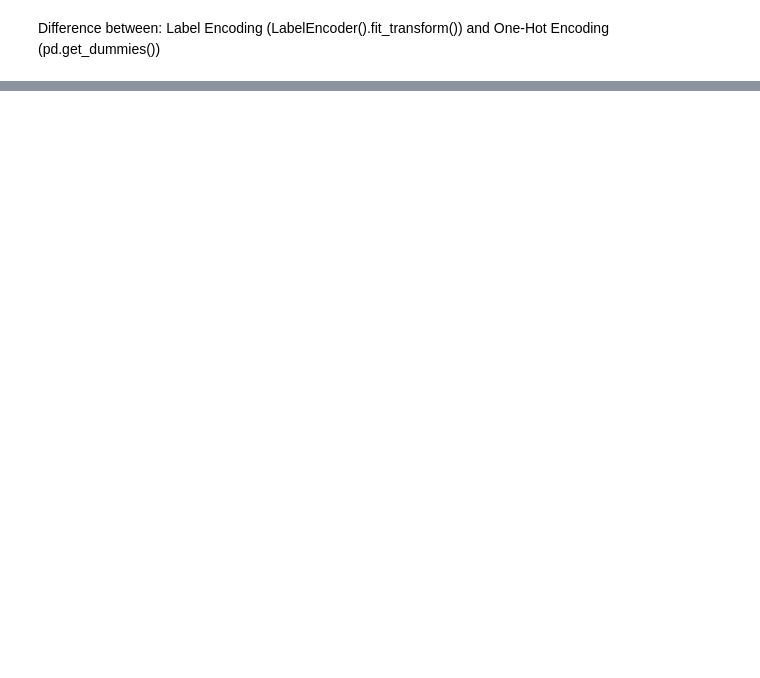
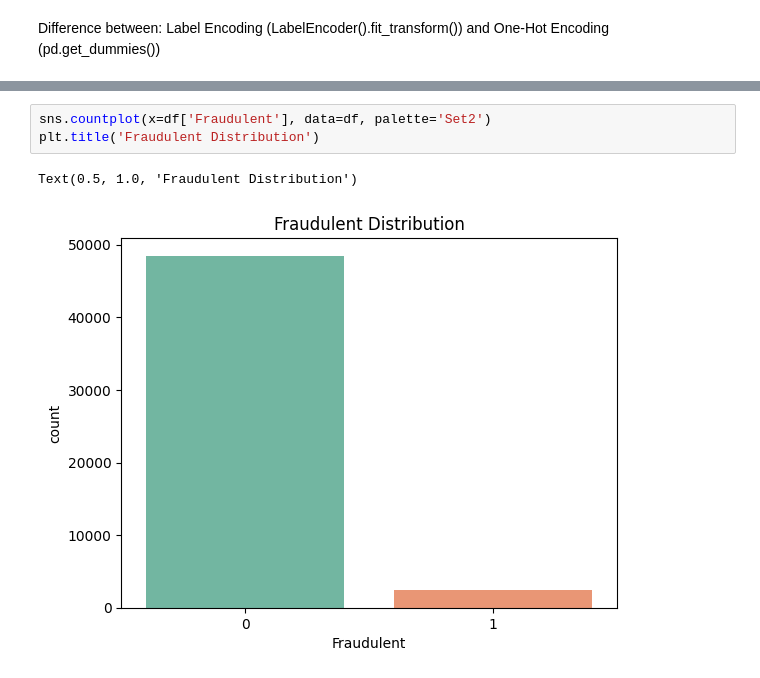
Before and after one commit to LVHungg/FraudDetection, a Jupyter notebook: src/EDA.ipynb, the cells around one changed output, grey strips where cells are left out. Cells and saved outputs as stored; diff of their text form; blank space fills up the shorter version.

```diff
--- a/src/EDA.ipynb
+++ b/src/EDA.ipynb
@@ -217,0 +225,6 @@ Difference between: Label Encoding (LabelEncoder().fit_transform()) and One-Hot
+# %%
+sns.countplot(x=df['Fraudulent'], data=df, palette='Set2')
+plt.title('Fraudulent Distribution')
+# %% [output]
+Text(0.5, 1.0, 'Fraudulent Distribution')
+[figure, added]
```
Also changed, not shown: parts of 23 cells of this notebook, 6 other files.
